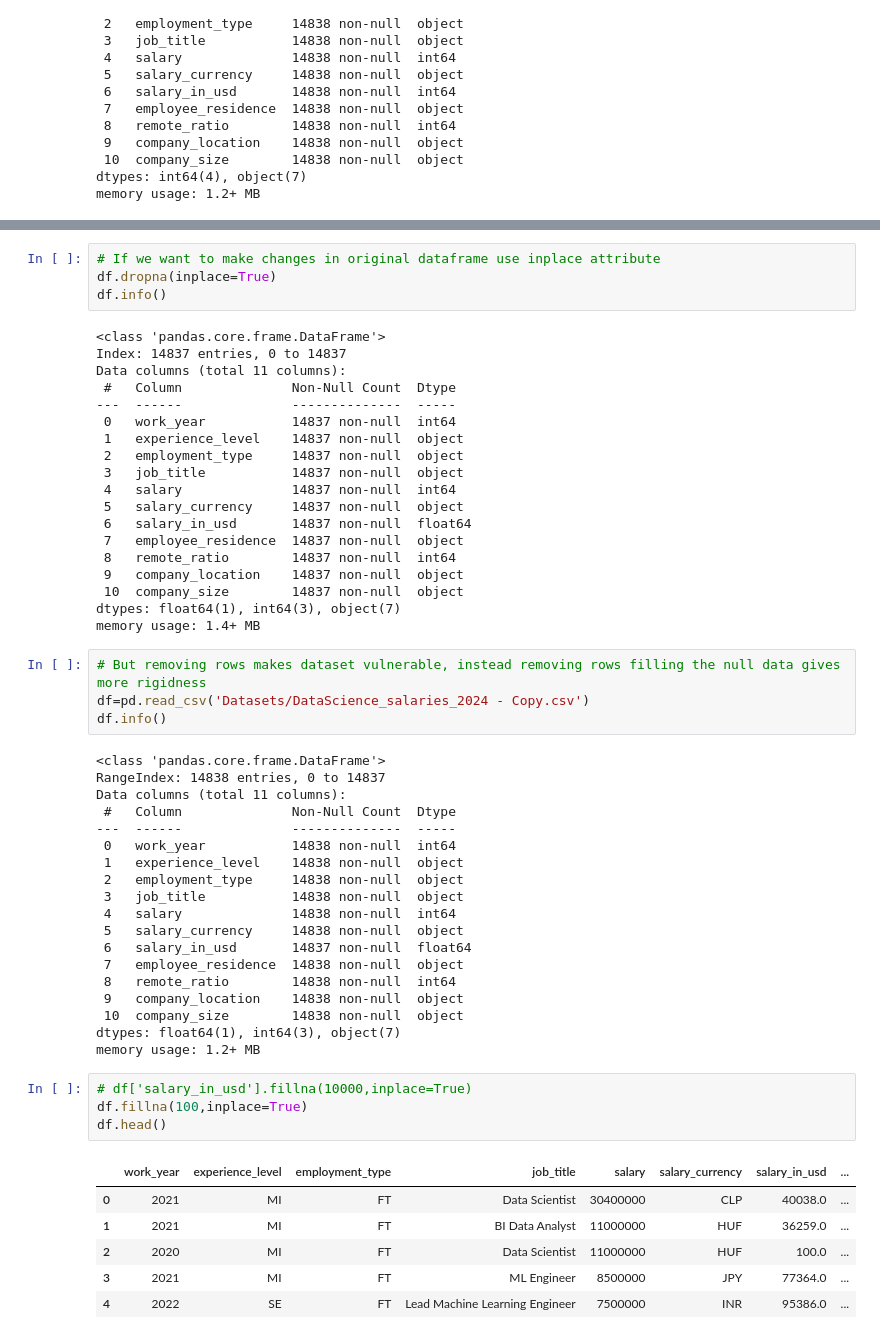
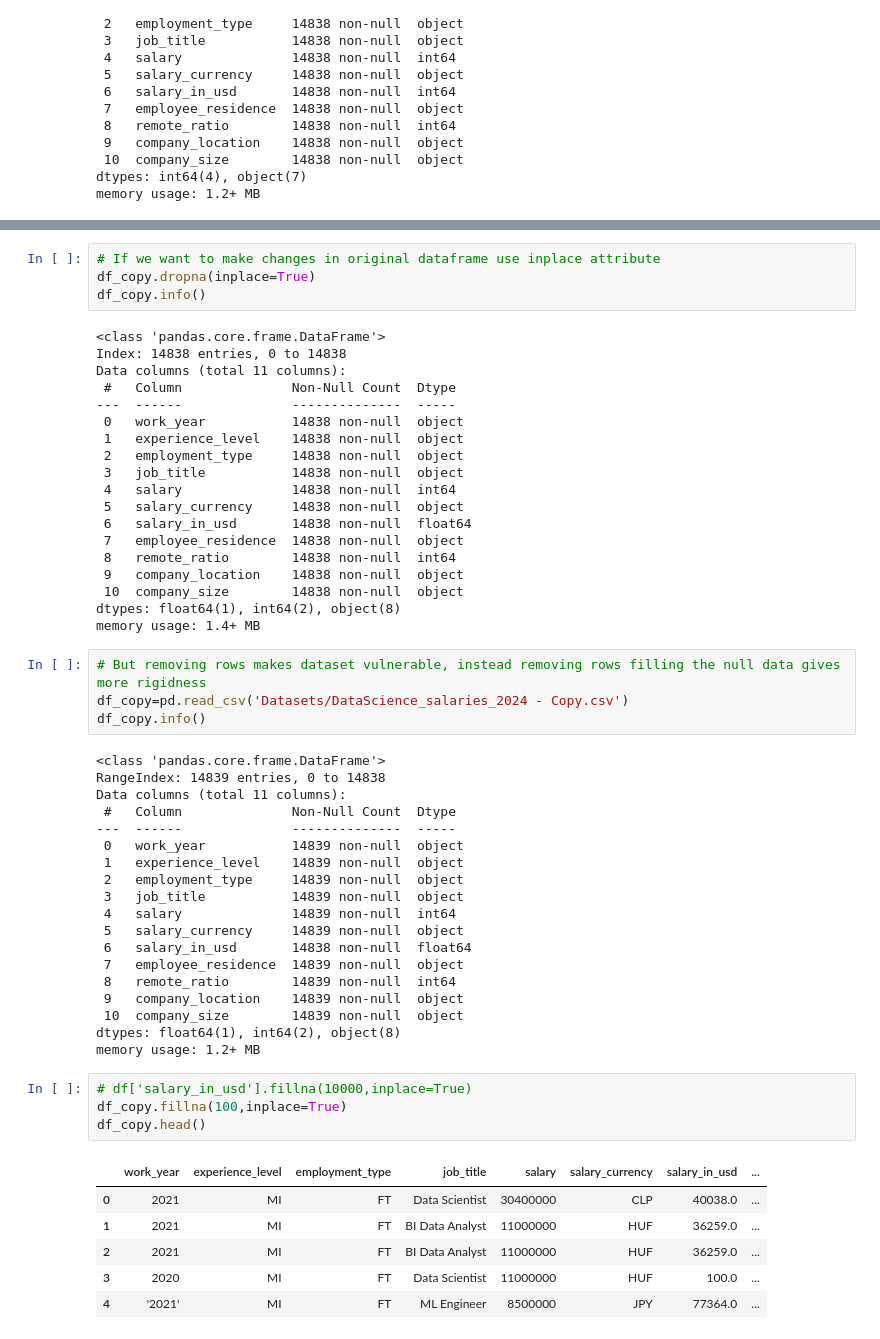
Before and after one commit to shivamrakhunde/Machine-Learning, a Jupyter notebook: Pandas.ipynb, the cells around one changed output, grey strips where cells are left out. Cells and saved outputs as stored; diff of their text form.

```diff
--- a/Pandas.ipynb
+++ b/Pandas.ipynb
@@ -87,61 +87,61 @@ dtypes: float64(1), int64(3), object(7)
 memory usage: 1.4+ MB
 # %%
 # If we want to make changes in original dataframe use inplace attribute
-df.dropna(inplace=True)
-df.info()
+df_copy.dropna(inplace=True)
+df_copy.info()
 # %% [output]
 <class 'pandas.core.frame.DataFrame'>
-Index: 14837 entries, 0 to 14837
+Index: 14838 entries, 0 to 14838
 Data columns (total 11 columns):
  #   Column              Non-Null Count  Dtype
 ---  ------              --------------  -----
- 0   work_year           14837 non-null  int64
- 1   experience_level    14837 non-null  object
- 2   employment_type     14837 non-null  object
- 3   job_title           14837 non-null  object
- 4   salary              14837 non-null  int64
- 5   salary_currency     14837 non-null  object
- 6   salary_in_usd       14837 non-null  float64
- 7   employee_residence  14837 non-null  object
- 8   remote_ratio        14837 non-null  int64
- 9   company_location    14837 non-null  object
- 10  company_size        14837 non-null  object
-dtypes: float64(1), int64(3), object(7)
+ 0   work_year           14838 non-null  object
+ 1   experience_level    14838 non-null  object
+ 2   employment_type     14838 non-null  object
+ 3   job_title           14838 non-null  object
+ 4   salary              14838 non-null  int64
+ 5   salary_currency     14838 non-null  object
+ 6   salary_in_usd       14838 non-null  float64
+ 7   employee_residence  14838 non-null  object
+ 8   remote_ratio        14838 non-null  int64
+ 9   company_location    14838 non-null  object
+ 10  company_size        14838 non-null  object
+dtypes: float64(1), int64(2), object(8)
 memory usage: 1.4+ MB
 # %%
 # But removing rows makes dataset vulnerable, instead removing rows filling the null data gives more rigidness
-df=pd.read_csv('Datasets/DataScience_salaries_2024 - Copy.csv')
-df.info()
+df_copy=pd.read_csv('Datasets/DataScience_salaries_2024 - Copy.csv')
+df_copy.info()
 # %% [output]
 <class 'pandas.core.frame.DataFrame'>
-RangeIndex: 14838 entries, 0 to 14837
+RangeIndex: 14839 entries, 0 to 14838
 Data columns (total 11 columns):
  #   Column              Non-Null Count  Dtype
 ---  ------              --------------  -----
- 0   work_year           14838 non-null  int64
- 1   experience_level    14838 non-null  object
- 2   employment_type     14838 non-null  object
- 3   job_title           14838 non-null  object
- 4   salary              14838 non-null  int64
- 5   salary_currency     14838 non-null  object
- 6   salary_in_usd       14837 non-null  float64
- 7   employee_residence  14838 non-null  object
- 8   remote_ratio        14838 non-null  int64
- 9   company_location    14838 non-null  object
- 10  company_size        14838 non-null  object
-dtypes: float64(1), int64(3), object(7)
+ 0   work_year           14839 non-null  object
+ 1   experience_level    14839 non-null  object
+ 2   employment_type     14839 non-null  object
+ 3   job_title           14839 non-null  object
+ 4   salary              14839 non-null  int64
+ 5   salary_currency     14839 non-null  object
+ 6   salary_in_usd       14838 non-null  float64
+ 7   employee_residence  14839 non-null  object
+ 8   remote_ratio        14839 non-null  int64
+ 9   company_location    14839 non-null  object
+ 10  company_size        14839 non-null  object
+dtypes: float64(1), int64(2), object(8)
 memory usage: 1.2+ MB
 # %%
 # df['salary_in_usd'].fillna(10000,inplace=True)
-df.fillna(100,inplace=True)
-df.head()
+df_copy.fillna(100,inplace=True)
+df_copy.head()
 # %% [output]
 |  | work_year | experience_level | employment_type | job_title | salary | salary_currency | salary_in_usd | ... |
 | 0 | 2021 | MI | FT | Data Scientist | 30400000 | CLP | 40038.0 | ... |
 | 1 | 2021 | MI | FT | BI Data Analyst | 11000000 | HUF | 36259.0 | ... |
-| 2 | 2020 | MI | FT | Data Scientist | 11000000 | HUF | 100.0 | ... |
-| 3 | 2021 | MI | FT | ML Engineer | 8500000 | JPY | 77364.0 | ... |
-| 4 | 2022 | SE | FT | Lead Machine Learning Engineer | 7500000 | INR | 95386.0 | ... |
+| 2 | 2021 | MI | FT | BI Data Analyst | 11000000 | HUF | 36259.0 | ... |
+| 3 | 2020 | MI | FT | Data Scientist | 11000000 | HUF | 100.0 | ... |
+| 4 | '2021' | MI | FT | ML Engineer | 8500000 | JPY | 77364.0 | ... |
 # %%
 # But you generally don't replace NaN values with a random value
 # Replace it with the respective mean , median , mode
```
Also changed, not shown: parts of 19 cells of this notebook, 1 other file.
